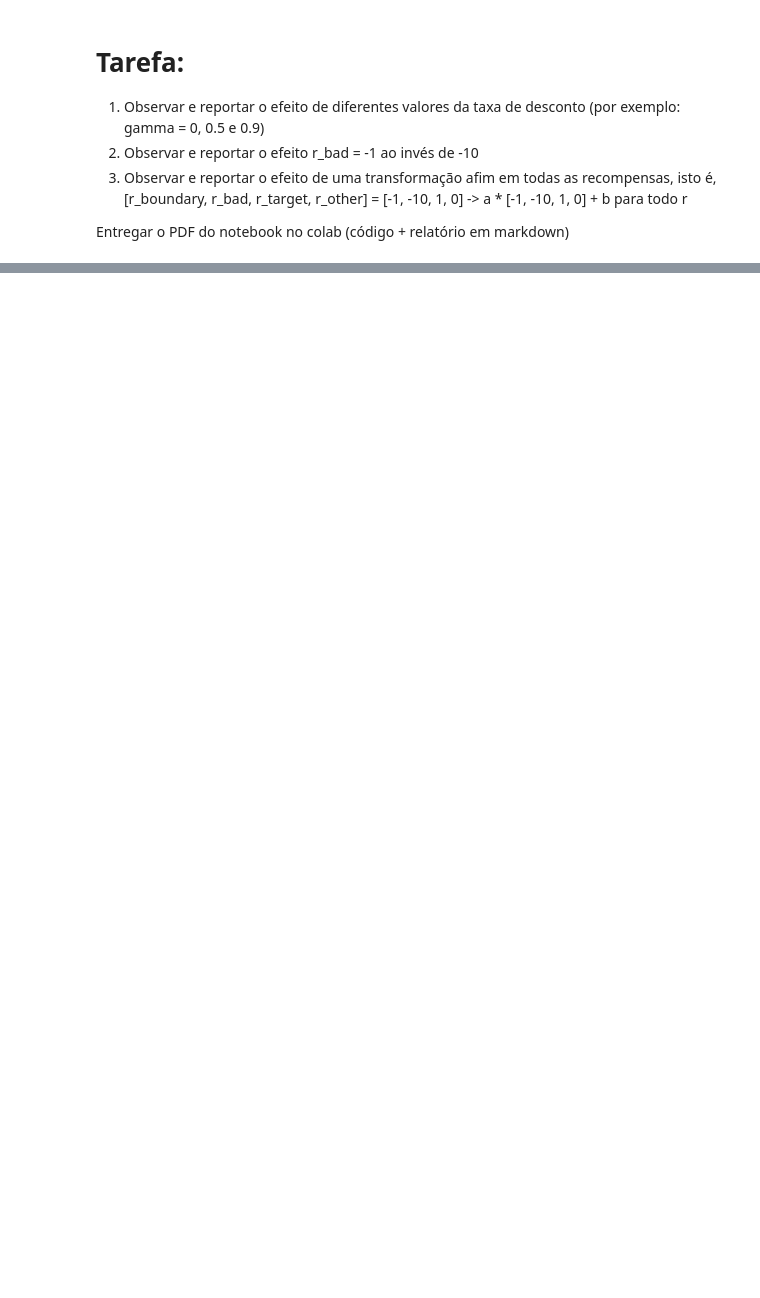
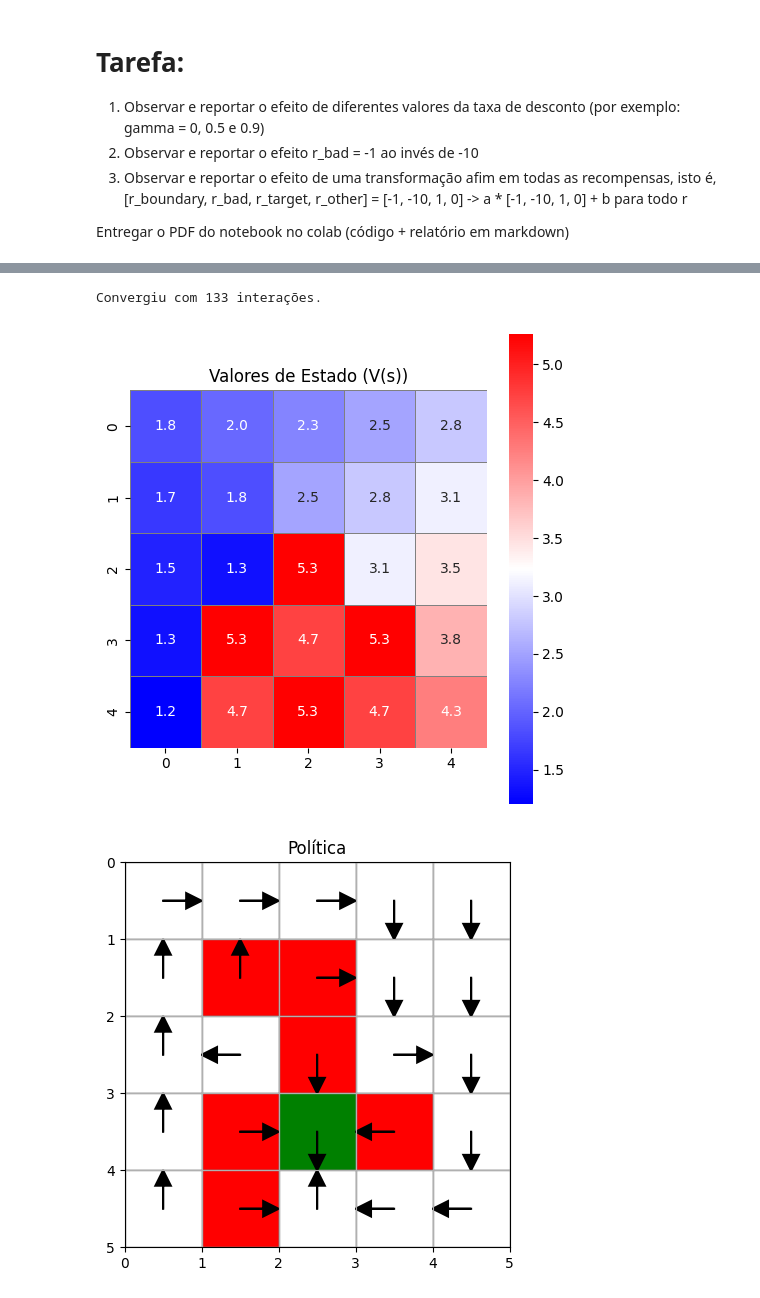
Before and after one commit to danluan/rl-labs, a Jupyter notebook: lab-1/lab_1_iteracao_de_valor.ipynb, the cells around one changed output, grey strips where cells are left out. Saved outputs shown, nothing was run; the diff lists cells and outputs as text; code cells hidden in the pictures; blank space fills up the shorter version.

```diff
--- a/lab-1/lab_1_iteracao_de_valor.ipynb
+++ b/lab-1/lab_1_iteracao_de_valor.ipynb
@@ -467,0 +486,16 @@ plot_policy(ambiente, politica3)
+# %%
+ambiente_padrao = AmbienteNavegacaoLabirinto(
+        world_size=(5, 5),  # Define o tamanho do ambiente como uma grade 5x5
+        bad_states=[(1, 1), (1, 2), (2, 2), (3, 1), (3, 3), (4, 1)],  # Define as posições dos estados ruins (células vermelhas)
+        target_states=[(3, 2)],  # Define a posição do estado objetivo (célula verde)
+        allow_bad_entry=True,  # Permite que o agente entre em estados ruins
+        rewards=[-1, -10, 1, 0]  # Define as recompensas: [r_boundary, r_bad, r_target, r_other]
+    )
+
+plot_labirinto(ambiente_padrao)  # Visualiza o labirinto com cores representando os tipos de estado
+
+# Executa o algoritmo de iteração de valor com os parâmetros definidos
+V_padrao, Q_padrao, politica_padrao = iteracao_de_valor(ambiente_padrao, gamma=0.9, theta=1e-6, max_iteracoes=1000)
+plot_valores_de_estado(V_padrao, ambiente_padrao)  # Visualiza os valores de estado resultantes
+plot_policy(ambiente_padrao, politica_padrao)  # Visualiza a política ótima resultante
+# %% [output]
@@ -467,0 +503,3 @@ plot_policy(ambiente, politica3)
+Convergiu com 133 interações.
+[figure, added]
+[figure, added]
```
Also changed, not shown: parts of 30 cells of this notebook.
